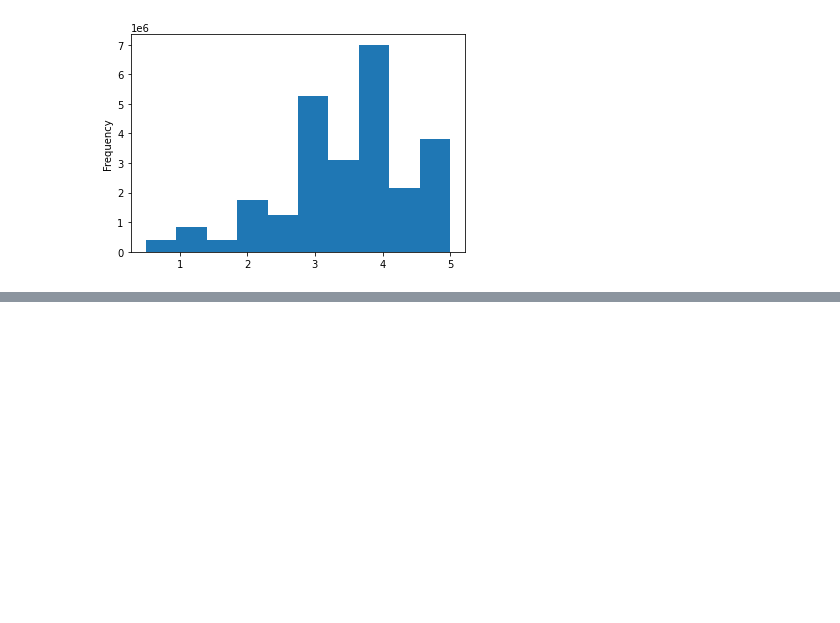
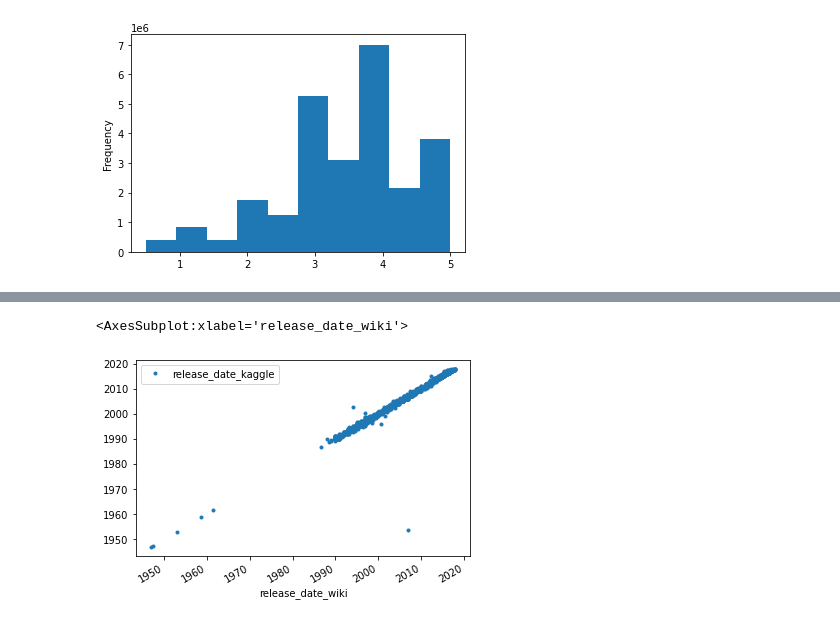
Before and after one commit to JustGitCoding/Movies_ETL, a Jupyter notebook: workingfiles/ETL_practice.ipynb, the cells around one changed output, grey strips where cells are left out. Saved outputs shown, nothing was run; the diff lists cells and outputs as text; code cells hidden in the pictures; blank space fills up the shorter version.

```diff
--- a/workingfiles/ETL_practice.ipynb
+++ b/workingfiles/ETL_practice.ipynb
@@ -758,0 +817,7 @@ Name: rating, dtype: float64
+# %%
+# RELEASE DATE
+# scatterplot only works with numeric data. We can 'cheat' by doing a line plot and change style to only put dots by adding style='.'
+movies_df[['release_date_wiki','release_date_kaggle']].plot(x='release_date_wiki', y='release_date_kaggle', style='.')
+# %% [output]
+<AxesSubplot:xlabel='release_date_wiki'>
+[figure, added]
```
Also changed, not shown: parts of 20 cells of this notebook.
